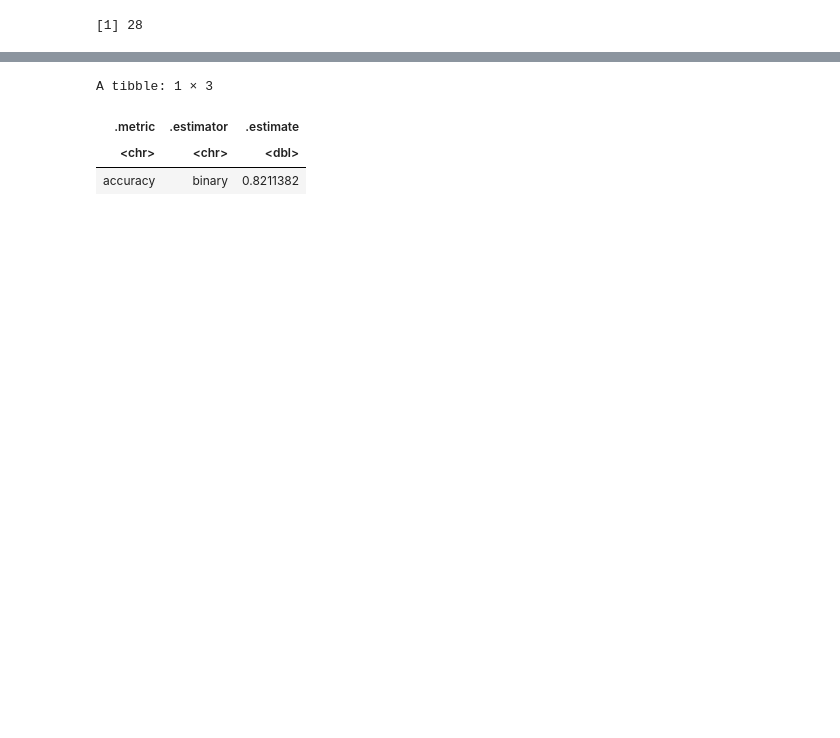
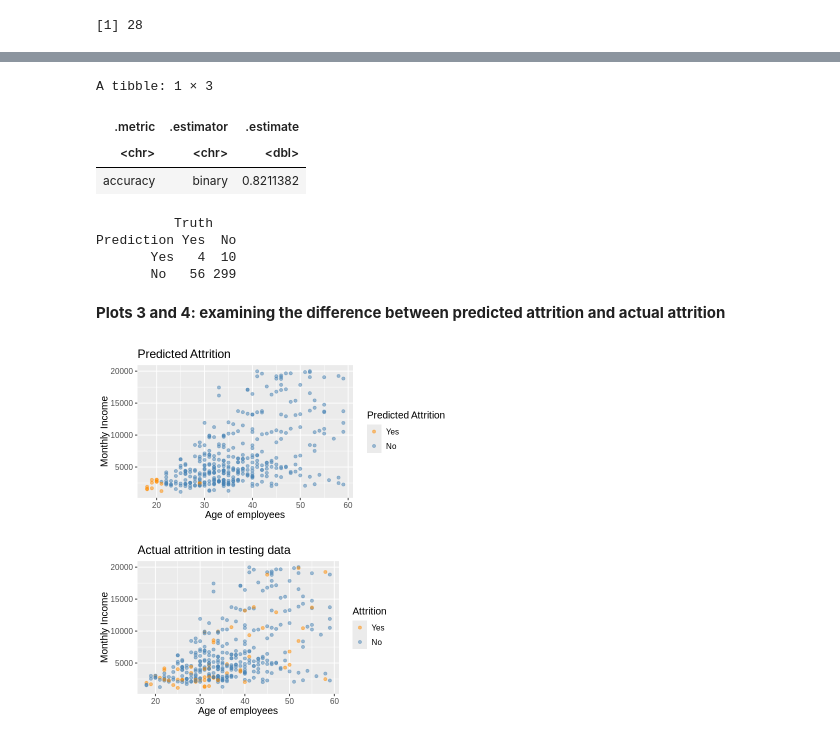
Before and after one commit to Chadha-Bhavya/DSCI-100-Group-Project, a Jupyter notebook: Group_project_report.ipynb, the cells around one changed output, grey strips where cells are left out. Saved outputs shown, nothing was run; the diff lists cells and outputs as text; code cells hidden in the pictures; blank space fills up the shorter version.

```diff
--- a/Group_project_report.ipynb
+++ b/Group_project_report.ipynb
@@ -220,13 +221,49 @@ trial_fit <- workflow() |>
 trial_predictions <- predict(trial_fit , employee_test) |>
       bind_cols(employee_test)
 
-
 trial_prediction_accuracy <- trial_predictions |>
                             metrics(truth = Attrition, estimate = .pred_class) |>
                             filter(.metric == "accuracy")
 trial_prediction_accuracy
+
+confusion_matrix <- trial_predictions |>
+             conf_mat(truth = Attrition, estimate = .pred_class)
+confusion_matrix
 # %% [output]
 A tibble: 1 × 3
 | .metric | .estimator | .estimate |
 | <chr> | <chr> | <dbl> |
 | accuracy | binary | 0.8211382 |
+          Truth
+Prediction Yes  No
+       Yes   4  10
+       No   56 299
+# %% [markdown]
+**Plots 3 and 4: examining the difference between predicted attrition and actual attrition**
+# %%
+options(repr.plot.width = 6, repr.plot.height = 3)
+pred_attrition_plot <- trial_predictions |>
+  ggplot(aes(x = Age, y = Monthly_Income, color = .pred_class)) +
+  geom_point(alpha = 0.5) +
+  labs(x = "Age of employees",
+       y = "Monthly Income",
+       color = "Predicted Attrition") +
+  theme(text = element_text(size = 12)) +
+scale_color_manual(values = c("darkorange", "steelblue"))+
+ggtitle("Predicted Attrition")
+pred_attrition_plot
+
+options(repr.plot.width = 5, repr.plot.height = 3)
+actual_attrition_plot <- employee_test |>
+  ggplot(aes(x = Age, y = Monthly_Income, color = Attrition)) +
+  geom_point(alpha = 0.5) +
+  labs(x = "Age of employees",
+       y = "Monthly Income",
+       color = "Attrition") +
+  theme(text = element_text(size = 12)) +
+scale_color_manual(values = c("darkorange", "steelblue"))+
+ggtitle("Actual attrition in testing data")
+actual_attrition_plot
+# %% [output]
+[figure, added]
+[figure, added]
```
Also changed, not shown: parts of 10 cells of this notebook.
